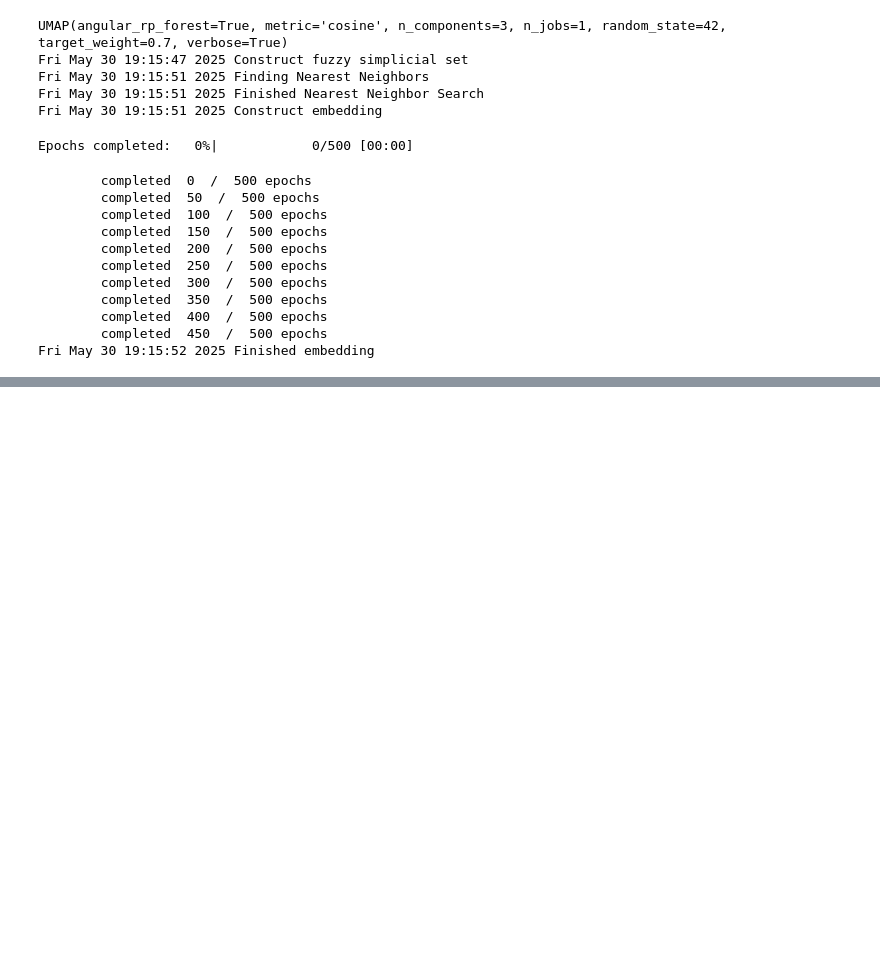
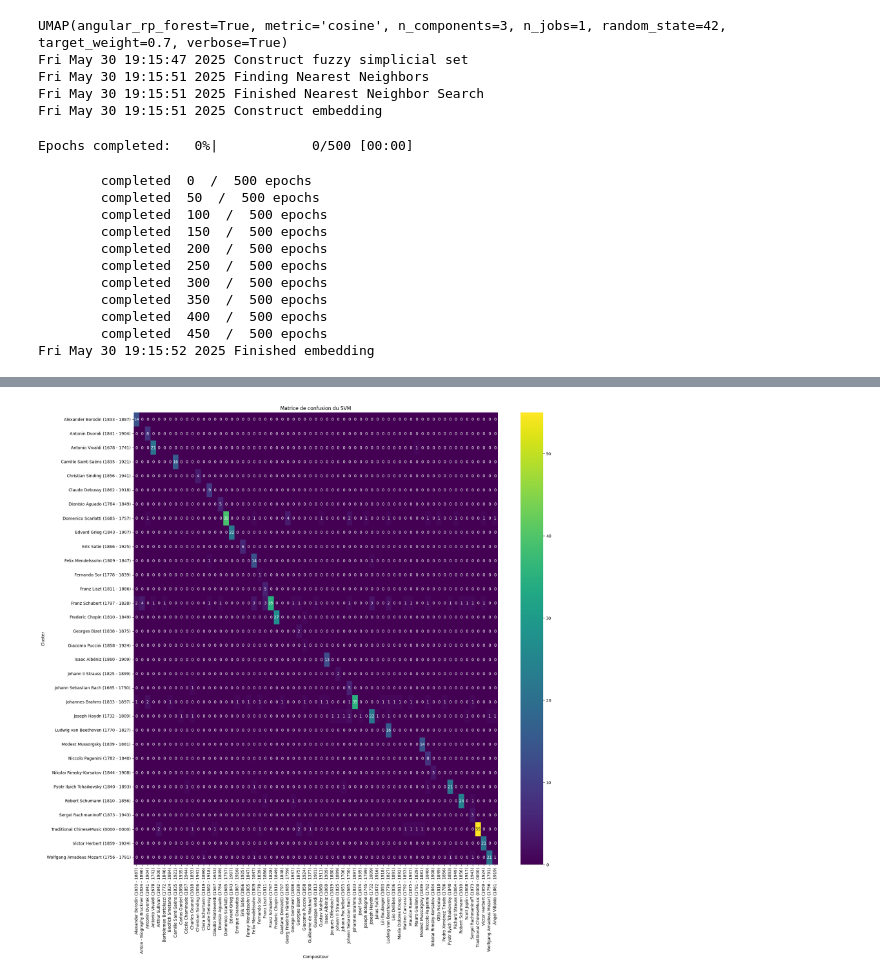
Before and after one commit to AugustinBouquillard/ClassicalGraph, a Jupyter notebook: exploitation_nouveau_dataset.ipynb, the cells around one changed output, grey strips where cells are left out. Drawn from its saved outputs; the diff is of its cells as text; code cells hidden in the pictures; blank space fills up the shorter version.

```diff
--- a/exploitation_nouveau_dataset.ipynb
+++ b/exploitation_nouveau_dataset.ipynb
@@ -258,0 +355,11 @@ fig.show(renderer='browser')
+# %%
+df_cm = pd.crosstab(y_pred, y)
+
+plt.figure(figsize=(20, 20))
+sns.heatmap(df_cm, annot=True, fmt='d', cmap='viridis')
+plt.xlabel('Compositeur')
+plt.ylabel('Cluster')
+plt.title('Matrice de confusion du SVM')
+plt.show()
+# %% [output]
+[figure, added]
```
Also changed, not shown: parts of 3 cells of this notebook.
